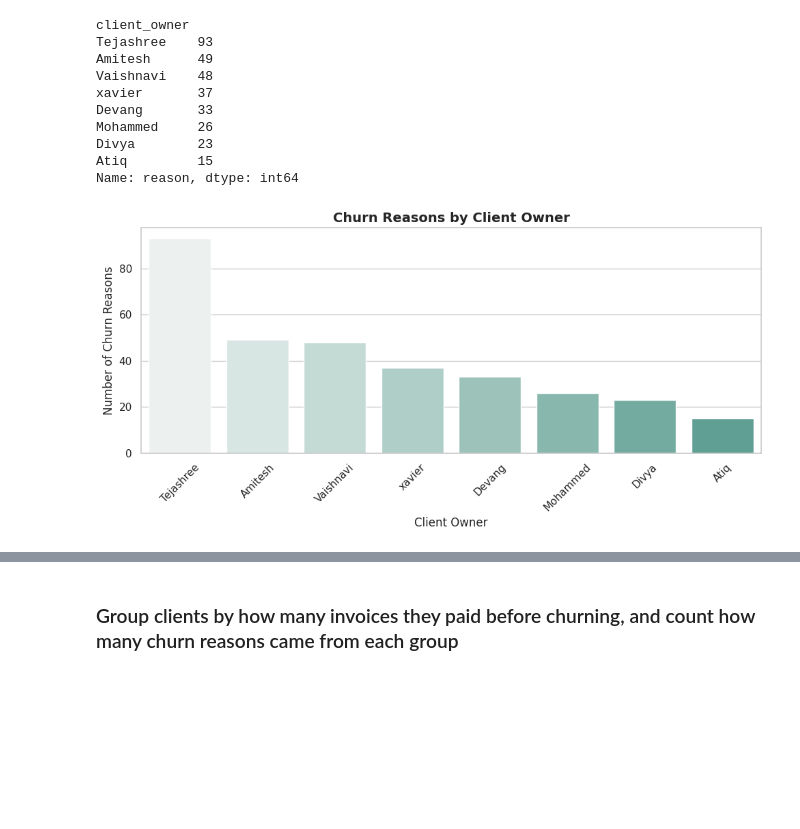
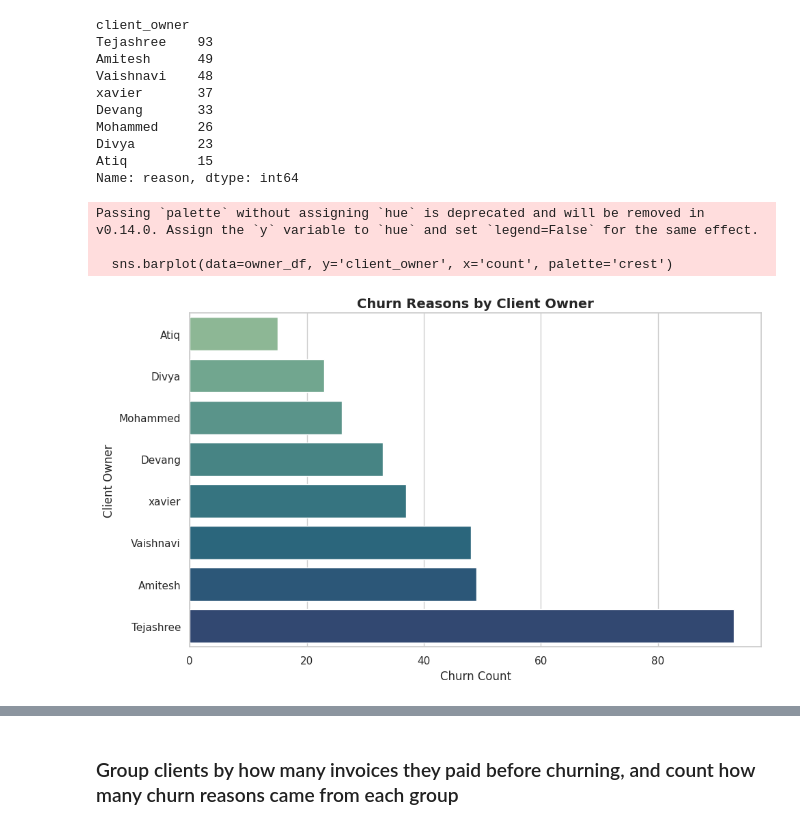
Before and after one commit to roshasjohnson/Client_Analysis, a Jupyter notebook: analysis.ipynb, the cells around one changed output, grey strips where cells are left out. Saved outputs shown, nothing was run; the diff lists cells and outputs as text; code cells hidden in the pictures; blank space fills up the shorter version.

```diff
--- a/analysis.ipynb
+++ b/analysis.ipynb
@@ -235,27 +292,20 @@ Divya        23
 Atiq         15
 Name: reason, dtype: int64
 # %%
-# Group and prepare data
-owner_churn = reasons_flat.groupby('client_owner')['reason'].count().sort_values(ascending=False)
+owner_churn = reasons_flat.groupby('client_owner')['reason'].count().sort_values()
 owner_df = owner_churn.reset_index()
 owner_df.columns = ['client_owner', 'count']
 
-# Plot with hue to fix warning
-plt.figure(figsize=(10, 5))
-sns.barplot(
-    data=owner_df,
-    x='client_owner',
-    y='count',
-    hue='client_owner',
-    palette='light:#5A9',
-    legend=False
-)
-
+plt.figure(figsize=(10, 6))
+sns.barplot(data=owner_df, y='client_owner', x='count', palette='crest')
 plt.title("Churn Reasons by Client Owner", fontsize=14, weight='bold')
-plt.xlabel("Client Owner", fontsize=12)
-plt.ylabel("Number of Churn Reasons", fontsize=12)
-plt.xticks(rotation=45)
+plt.xlabel("Churn Count")
+plt.ylabel("Client Owner")
 plt.tight_layout()
+plt.savefig("owner_churn.png", dpi=300)
 plt.show()
 # %% [output]
+Passing `palette` without assigning `hue` is deprecated and will be removed in v0.14.0. Assign the `y` variable to `hue` and set `legend=False` for the same effect.
+
+  sns.barplot(data=owner_df, y='client_owner', x='count', palette='crest')
-[figure, old version]
+[figure, new version]
```
Also changed, not shown: parts of 17 cells of this notebook.
